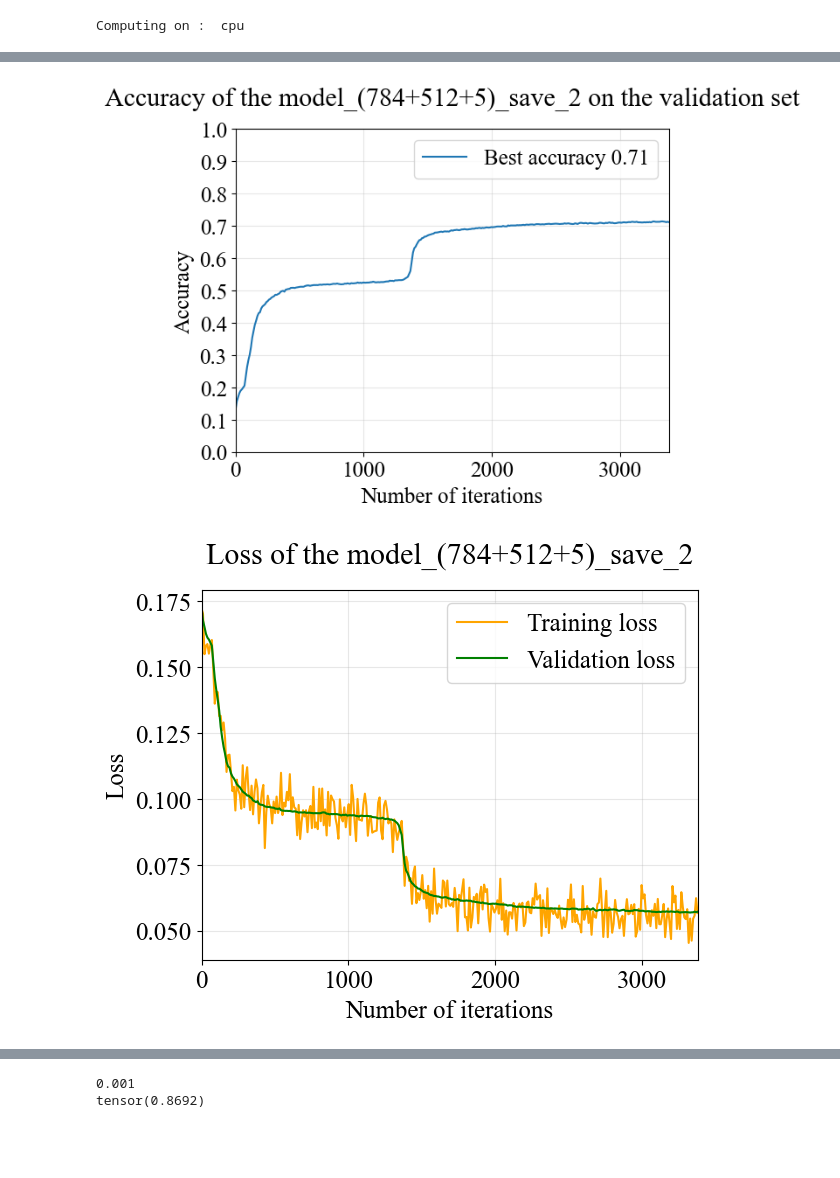
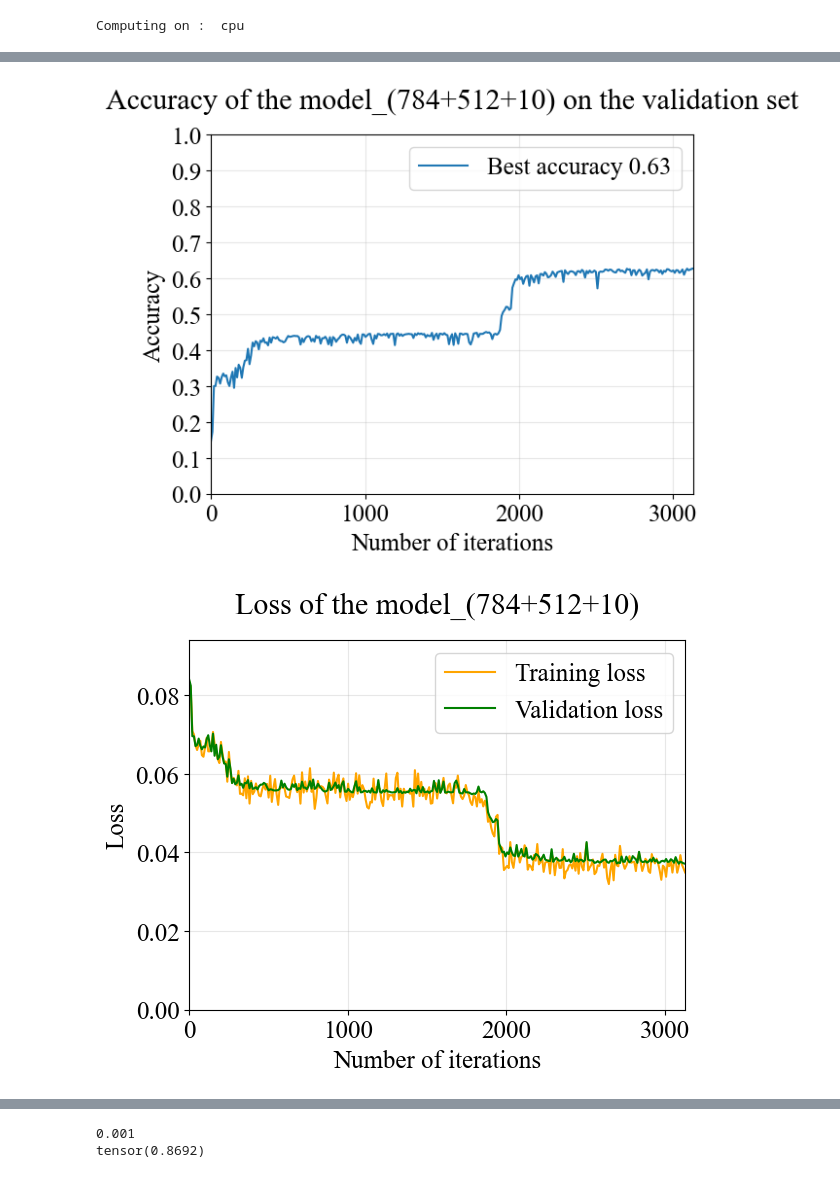
Before and after one commit to HugoVidal1/Stage_P3A_IdePHICS, a Jupyter notebook: fashion-mnist/classifiers_constructor.ipynb, the cells around one changed output, grey strips where cells are left out. Saved outputs shown, nothing was run; the diff lists cells and outputs as text; code cells hidden in the pictures; blank space fills up the shorter version.

```diff
--- a/fashion-mnist/classifiers_constructor.ipynb
+++ b/fashion-mnist/classifiers_constructor.ipynb
@@ -36,8 +36,11 @@ for i,y in enumerate(y_valid_raw):
     y_valid[i,j] = 1
 print(y_train.shape, y_valid.shape)
 
+number_of_classes_reduction = False
+class_binary_reduction = False
+
+
 # Binary reduction of the classes # To avoid using softmax, we regroup classes in two classes
-class_binary_reduction = False
 if class_binary_reduction :
     determination_des_classes = True
     if determination_des_classes :
@@ -89,7 +92,6 @@ if class_binary_reduction :
 
     print(x_train.shape, y_train.shape, y_train[0:10], x_valid.shape, y_valid.shape)
 
-number_of_classes_reduction = True
 if number_of_classes_reduction:
     number_of_classes = 5
     classes = torch.linspace(0,number_of_classes-1, number_of_classes, dtype = int)
@@ -705,7 +714,7 @@ binary_model_3_layer_1_untrained = binary_classification_three_layer_NN(784, 512
 # %%
 binary_model_3_layer_1_untrained.train_layers(x_train, y_train, x_valid, y_valid, 2, 1e-3, 0, 0, 0, 1, 0.01, 10, True, False, True)
 # %%
-model_2_layer = two_layer_NN(784,512,5)
+model_2_layer = two_layer_NN(784,512,10)
 # %%
-model_2_layer.train_layers(x_train,y_train, x_valid, y_valid, 2, 1e-5, 0, 0, 1, 0.01, 10, observation_by_class = True)
+model_2_layer.train_layers(x_train,y_train, x_valid, y_valid, 2, 1e-3, 0, 0, 1, 0.01, 10, observation_by_class = True)
 # %% [output]
@@ -737,13 +746,12 @@ model_3_layer_1_untrained = three_layer_NN(784, 2048, 2048, 10)
 model_3_layer_1_untrained.train_layers(x_train, y_train, x_valid, y_valid, 2, 1e-4, 0, 0, 0, 1, 0.01, 10, True, False, True)
 # %%
 save = True
-accuracies_by_class = True
 
-date = "02_05_25_"
+date = "05_05_25_"
 if save :
     # Save the model
     model = model_2_layer
-    model_name = "model_(784+512+5)_save_2"
+    model_name = "model_(784+512+10)"
     save_path = "Classifiers/" + date + model_name + "/"
     os.makedirs(save_path, exist_ok=True)
     torch.save(model , save_path + model_name + ".pt")
@@ -775,6 +783,7 @@ if save :
     plt.plot(np.linspace(0,len(model.training_loss_trajectory)*model.observation_rate, len(model.training_loss_trajectory)), model.training_loss_trajectory, label = "Training loss", color = "orange")
     plt.plot(np.linspace(0,len(model.validation_loss_trajectory)*model.observation_rate, len(model.validation_loss_trajectory)), model.validation_loss_trajectory, label="Validation loss", color = "green")
     plt.xlim(0, len(model.training_loss_trajectory)*model.observation_rate)
+    plt.ylim(0, np.max([model.training_loss_trajectory, model.validation_loss_trajectory])+0.01)
     plt.xlabel("Number of iterations")
     plt.ylabel("Loss")
     plt.grid(alpha=0.3)
@@ -798,60 +807,61 @@ if save :
     plt.title("Accuracy of the " + model_name + " on the validation set", pad = 20)
     plt.legend()
     plt.savefig(save_path + "figures/kappa_accuracy_of_" + model_name + ".png", bbox_inches='tight')
     plt.savefig(save_path + "figures/kappa_accuracy_of_" + model_name + ".svg", bbox_inches='tight')
     data = np.column_stack((kappa, model.accuracy_trajectory))
     np.savetxt(save_path + "figures/kappa_accuracy_" + model_name + ".txt", data, delimiter=",", header="kappa, accuracy")
     plt.show()
 
     # Plot training and validation loss
     kappa = [np.log(n)/np.log(model.input_dimension) for n in np.linspace(1, len(model.training_loss_trajectory)*model.observation_rate, len(model.training_loss_trajectory))]
     plt.plot(kappa, model.training_loss_trajectory, label = "Training loss", color = "orange")
     plt.plot(kappa, model.validation_loss_trajectory, label = "Validation loss", color = "green")
     plt.xlim(0, np.max(kappa))
+    plt.ylim(0, np.max([model.training_loss_trajectory, model.validation_loss_trajectory])+0.01)
     plt.xlabel(r"$\kappa  = \frac{ln(n)}{ln(d)}$")
     plt.ylabel("Loss")
     plt.grid(alpha=0.3)
     plt.title("Loss of the " + model_name, pad = 20)
     plt.legend()
     plt.savefig(save_path + "figures/kappa_loss_of_" + model_name + ".png", bbox_inches='tight')
     plt.savefig(save_path + "figures/kappa_loss_of_" + model_name + ".svg", bbox_inches='tight')
     data_training = np.column_stack((kappa, model.training_loss_trajectory))
     np.savetxt(save_path + "figures/kappa_loss_training_" + model_name + ".txt", data_training, delimiter=",", header="kappa, training_loss")
     data_validation = np.column_stack((kappa, model.validation_loss_trajectory))
     np.savetxt(save_path + "figures/kappa_loss_validation_" + model_name + ".txt", data_validation, delimiter=",", header="kappa, validation_loss")
     plt.show()
 
-    # if accuracies_by_class :
-    #     for i in range(len(model.classes_accuracies_trajectories[0])) :
-    #         plt.plot(np.linspace(1,len(model.classes_accuracies_trajectories)*model.observation_rate, len(model.classes_accuracies_trajectories)), model.classes_accuracies_trajectories[:][i], label = 'Classe' + str(i))
-    #     plt.xlim(0, len(model.classes_accuracies_trajectories)*model.observation_rate)
-    #     plt.xlabel('Number of iterations')
-    #     plt.ylabel("Loss")
-    #     plt.grid(alpha=0.3)
-    #     plt.title("Losses of the " + model_name + ' for each classes', pad = 20)
-    #     plt.legend()
-    #     plt.savefig(save_path + "figures/Accuracies_of_the_" + model_name + "for_each_classes.png", bbox_inches='tight')
-    #     plt.savefig(save_path + "figures/Accuracies_of_the_" + model_name + "for_each_classes.svg", bbox_inches='tight')
-    #     data_validation = np.column_stack(np.linspace(1,len(model.classes_accuracies_trajectories)*model.observation_rate, model.validation_loss_trajectory))
-    #     np.savetxt(save_path + "figures/Accuracies_of_the_" + model_name + "for_each_classes.txt", data_validation, delimiter=",", header="N_iter, validation_loss")
-    #     plt.show()
+    if model.observation_by_class :
+        for i in range(len(model.classes_accuracies_trajectories[0])) :
+            plt.plot(np.linspace(1,len(model.classes_accuracies_trajectories)*model.observation_rate, len(model.classes_accuracies_trajectories)), np.array(model.classes_accuracies_trajectories)[:,i], label = 'Classe' + str(i))
+        plt.xlim(0, len(model.classes_accuracies_trajectories)*model.observation_rate+1000)
+        plt.xlabel('Number of iterations')
+        plt.ylabel("Loss")
+        plt.grid(alpha=0.3)
+        plt.title("Losses of the " + model_name + ' for each classes', pad = 20)
+        plt.legend()
+        plt.savefig(save_path + "figures/Accuracy_of_the_" + model_name + "for_each_class.png", bbox_inches='tight')
+        plt.savefig(save_path + "figures/Accuracy_of_the_" + model_name + "for_each_class.svg", bbox_inches='tight')
+        data_validation = np.column_stack((np.linspace(1,len(model.classes_accuracies_trajectories)*model.observation_rate, len(model.classes_accuracies_trajectories)), np.array(model.classes_accuracies_trajectories)))
+        np.savetxt(save_path + "figures/Accuracy_of_the_" + model_name + "for_each_class.txt", data_validation, delimiter=",", header="N_iter, Accuracy_by_class")
+        plt.show()
 
-    #     kappa = [np.log(n)/np.log(model.input_dimension) for n in np.linspace(1, len(model.classes_accuracies_trajectories)*model.observation_rate, len(model.classes_accuracies_trajectories))]
-    #     for i in range(len(model.classes_accuracies_trajectories[0])) :
-    #         plt.plot(kappa, model.classes_accuracies_trajectories[:][i], label = 'Classe' + str(i))
-    #     plt.xlim(0, mp.max(kappa))
-    #     plt.xlabel(r"$\kappa  = \frac{ln(n)}{ln(d)}$")
-    #     plt.ylabel("Accuracy")
-    #     plt.grid(alpha=0.3)
-    #     plt.title("Accuracies of the " + model_name + ' for each classes', pad = 20)
-    #     plt.legend()
-    #     plt.savefig(save_path + "figures/kappa_ccuracies_of_the_" + model_name + "for_each_classes.png", bbox_inches='tight')
-    #     plt.savefig(save_path + "figures/kappa_ccuracies_of_the_" + model_name + "for_each_classes.svg", bbox_inches='tight')
-    #     data_validation = np.column_stack(kappa, model.classes_accuracies_trajectories))
-    #     np.savetxt(save_path + "figures/kappa_accuracies_of_the_" + model_name + "for_each_classes.txt", data_validation, delimiter=",", header="kappa, validation_loss")
-    #     plt.show()
+        kappa = [np.log(n)/np.log(model.input_dimension) for n in np.linspace(1, len(model.classes_accuracies_trajectories)*model.observation_rate, len(model.classes_accuracies_trajectories))]
+        for i in range(len(model.classes_accuracies_trajectories[0])) :
+            plt.plot(kappa, np.array(model.classes_accuracies_trajectories)[:, i], label = 'Classe' + str(i))
+        plt.xlim(0, np.max(kappa)+1)
+        plt.xlabel(r"$\kappa  = \frac{ln(n)}{ln(d)}$")
+        plt.ylabel("Accuracy")
+        plt.grid(alpha=0.3)
+        plt.title("Accuracy of the " + model_name + ' for each class', pad = 20)
+        plt.legend()
+        plt.savefig(save_path + "figures/kappa_accuracy_of_the_" + model_name + "for_each_class.png", bbox_inches='tight')
+        plt.savefig(save_path + "figures/kappa_accuracy_of_the_" + model_name + "for_each_class.svg", bbox_inches='tight')
+        data_validation = np.column_stack((kappa, np.array(model.classes_accuracies_trajectories)))
+        np.savetxt(save_path + "figures/kappa_accuracy_of_the_" + model_name + "for_each_class.txt", data_validation, delimiter=",", header="kappa, Accuracy_by_class")
+        plt.show()
 else:
     print("No save")
 # %% [output]
-[figure, old version]
+[figure, new version]
-[figure, old version]
+[figure, new version]
```
Also changed, not shown: parts of 5 cells of this notebook, 8 other files.
